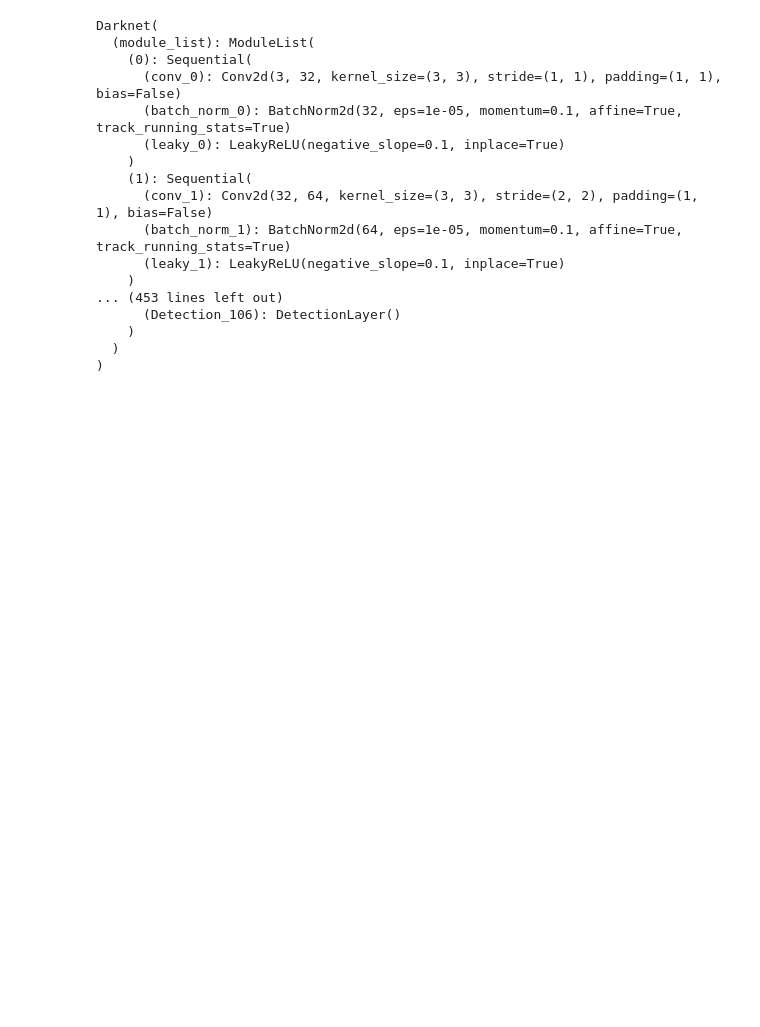
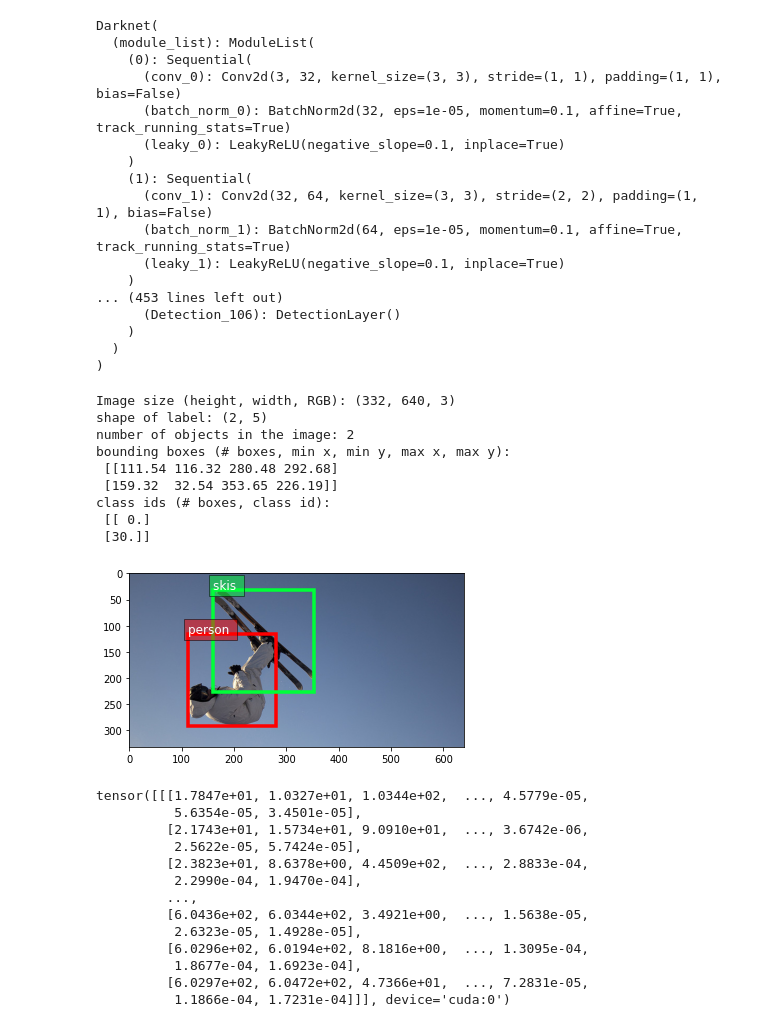
Before and after one commit to ERUD1T3/real-time-object-detector, a Jupyter notebook: src/proj2_rtod.ipynb, the cells around one changed output. Drawn from its saved outputs; the diff is of its cells as text; code cells hidden in the pictures; blank space fills up the shorter version.

```diff
--- a/src/proj2_rtod.ipynb
+++ b/src/proj2_rtod.ipynb
@@ -947,32 +947,51 @@ Darknet(
 # %%
 write = False
 output = None
 # detection phase
 image, label = val_ds[randint(0, len(val_ds))]
 # plot image
 plot_image(image, label)
 
 # detect objects
 yolo_img = img_preprocess(image)
 # forward pass
 pred = model(yolo_img.cuda(), torch.cuda.is_available())
 # print the prediction
 # print(pred)
-write_results(pred, 0.5, num_classes)
+detections = write_results(pred, 0.5, num_classes)
 
+# get the bounding boxes
 if not write :
     output = pred
     write = True
 else:
     output = torch.cat((output, pred))
 
 print(output)
-
-# draw bounding boxes
-try:
-    print(output)
-except NameError:
-    print("No object detected")
+# %% [output]
+Image size (height, width, RGB): (332, 640, 3)
+shape of label: (2, 5)
+number of objects in the image: 2
+bounding boxes (# boxes, min x, min y, max x, max y):
+ [[111.54 116.32 280.48 292.68]
+ [159.32  32.54 353.65 226.19]]
+class ids (# boxes, class id):
+ [[ 0.]
+ [30.]]
+[figure, added]
+tensor([[[1.7847e+01, 1.0327e+01, 1.0344e+02,  ..., 4.5779e-05,
+          5.6354e-05, 3.4501e-05],
+         [2.1743e+01, 1.5734e+01, 9.0910e+01,  ..., 3.6742e-06,
+          2.5622e-05, 5.7424e-05],
+         [2.3823e+01, 8.6378e+00, 4.4509e+02,  ..., 2.8833e-04,
+          2.2990e-04, 1.9470e-04],
+         ...,
+         [6.0436e+02, 6.0344e+02, 3.4921e+00,  ..., 1.5638e-05,
+          2.6323e-05, 1.4928e-05],
+         [6.0296e+02, 6.0194e+02, 8.1816e+00,  ..., 1.3095e-04,
+          1.8677e-04, 1.6923e-04],
+         [6.0297e+02, 6.0472e+02, 4.7366e+01,  ..., 7.2831e-05,
+          1.1866e-04, 1.7231e-04]]], device='cuda:0')
 # %%
 def writebbox(img, output, classes):
     """
```
Also changed, not shown: parts of 1 cell of this notebook.
